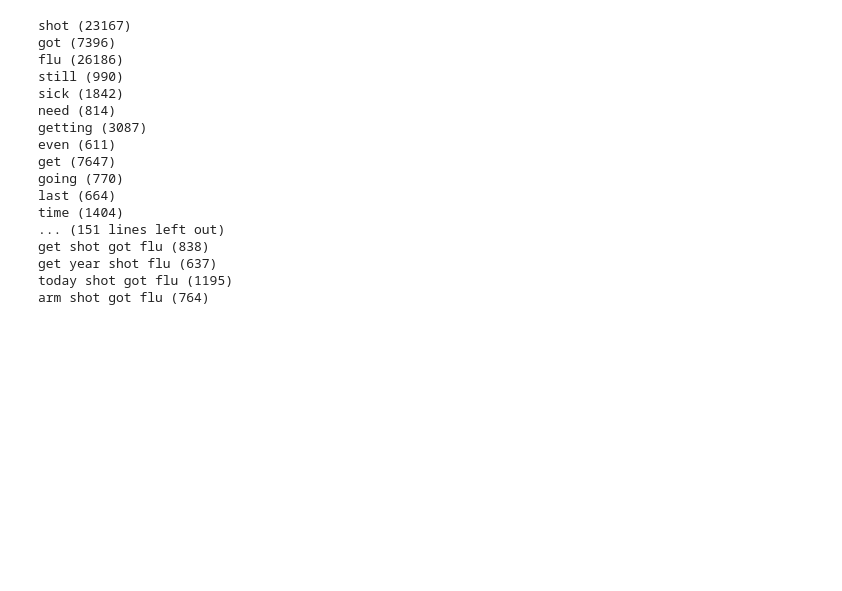
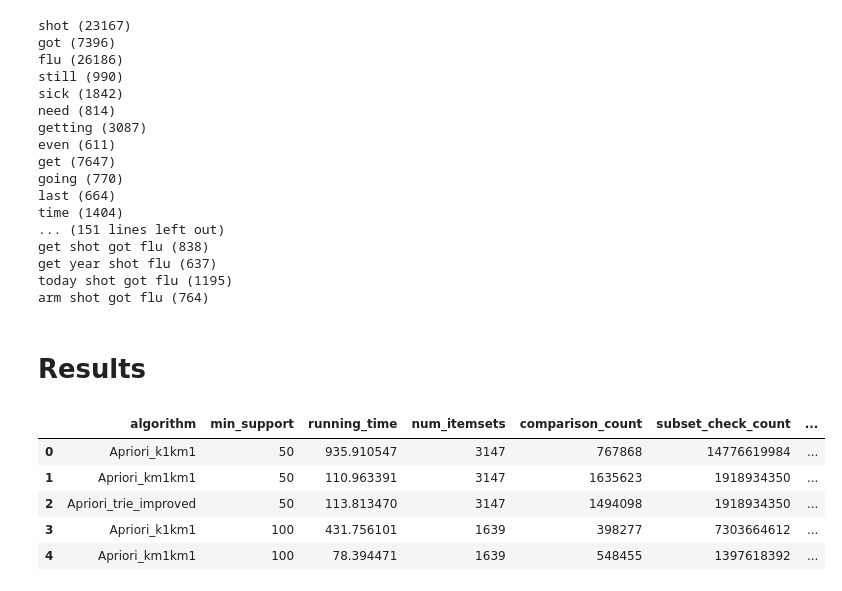
Before and after one commit to yDing121/CS470, a Jupyter notebook: HW2/HW2.ipynb, the cells around one changed output. Cells and saved outputs as stored; diff of their text form; code cells hidden in the pictures; blank space fills up the shorter version.

```diff
--- a/HW2/HW2.ipynb
+++ b/HW2/HW2.ipynb
@@ -197,3 +200,16 @@ get shot got flu (838)
 get year shot flu (637)
 today shot got flu (1195)
 arm shot got flu (764)
+# %% [markdown]
+# Results
+# %%
+df = pd.read_csv("50-2000.csv")
+# df = df.groupby("min_support")
+df.head()
+# %% [output]
+|  | algorithm | min_support | running_time | num_itemsets | comparison_count | subset_check_count | ... |
+| 0 | Apriori_k1km1 | 50 | 935.910547 | 3147 | 767868 | 14776619984 | ... |
+| 1 | Apriori_km1km1 | 50 | 110.963391 | 3147 | 1635623 | 1918934350 | ... |
+| 2 | Apriori_trie_improved | 50 | 113.813470 | 3147 | 1494098 | 1918934350 | ... |
+| 3 | Apriori_k1km1 | 100 | 431.756101 | 1639 | 398277 | 7303664612 | ... |
+| 4 | Apriori_km1km1 | 100 | 78.394471 | 1639 | 548455 | 1397618392 | ... |
```
Also changed, not shown: parts of 5 cells of this notebook, 6 other files.
